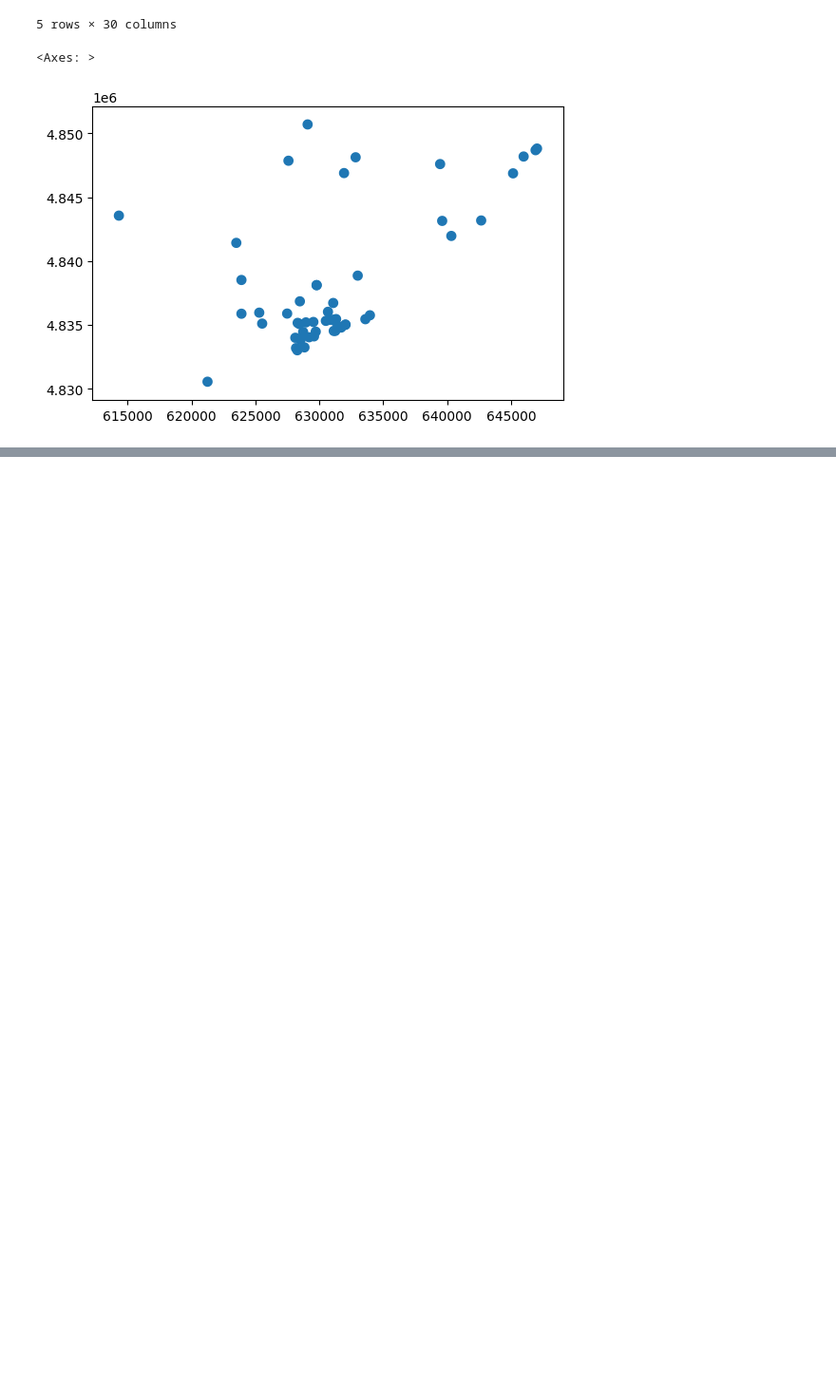
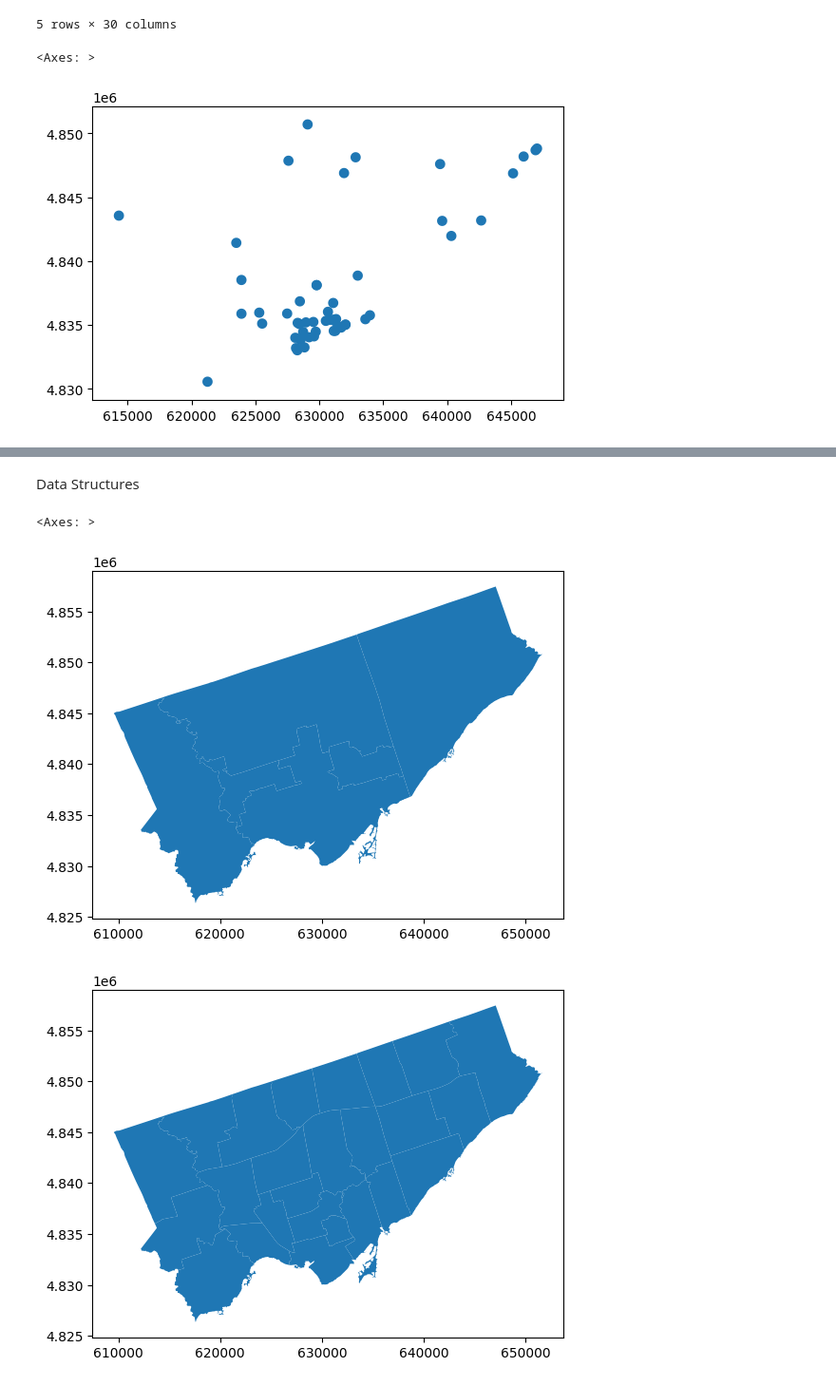
Before and after one commit to cghr-toronto/msa-2024-internship, a Jupyter notebook: experiments/basics.ipynb, the cells around one changed output, grey strips where cells are left out. Shown at 95% size. Saved outputs shown, nothing was run; the diff lists cells and outputs as text; code cells hidden in the pictures; blank space fills up the shorter version.

Commit message:
completed Data structures

```diff
--- a/experiments/basics.ipynb
+++ b/experiments/basics.ipynb
@@ -16,6 +16,9 @@ shelters = shelters_old.to_crs("EPSG:26917")
 # Reading in the Waste Transfer Station file and reprojecting (geometry will be in metres)
 waste_old = gpd.read_file("data/waste.geojson")
 waste = waste_old.to_crs("EPSG:26917")
+# Reading in the City Wards Data file and reprojecting (geometry will be in metres)
+cwd_old = gpd.read_file("data/City Wards Data.geojson")
+cwd = cwd_old.to_crs("EPSG:26917")
 # %% [markdown]
 Functions
 # %%
@@ -71,0 +78,18 @@ waste_with_shelters.filter(shelters.columns).plot()
+# %% [markdown]
+Data Structures
+# %%
+# Creating list with the Former Municipalities Boundary Data and City Wards Data geodataframes
+gdf_list = [fmbd, cwd]
+# Creating dictionary with the shelters and waste geodataframes
+gdf_dict = {'Shelter locations': shelters, 'Waste Transfer Station': waste}
+# %%
+# Plotting the Former Municipalities Boundary Data geodataframe from list
+FMBD = gdf_list[0]
+FMBD.plot()
+# Plotting the City Wards Data geodataframe from list
+CWD = gdf_list[1]
+CWD.plot()
+# %% [output]
+<Axes: >
+[figure, added]
+[figure, added]
```
Also changed, not shown: parts of 4 cells of this notebook.
